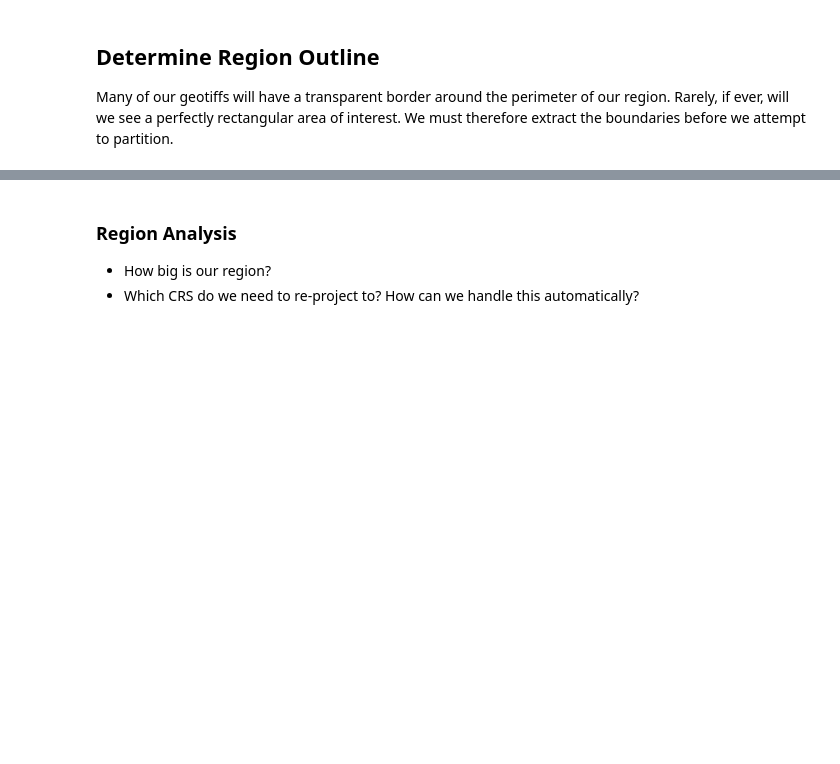
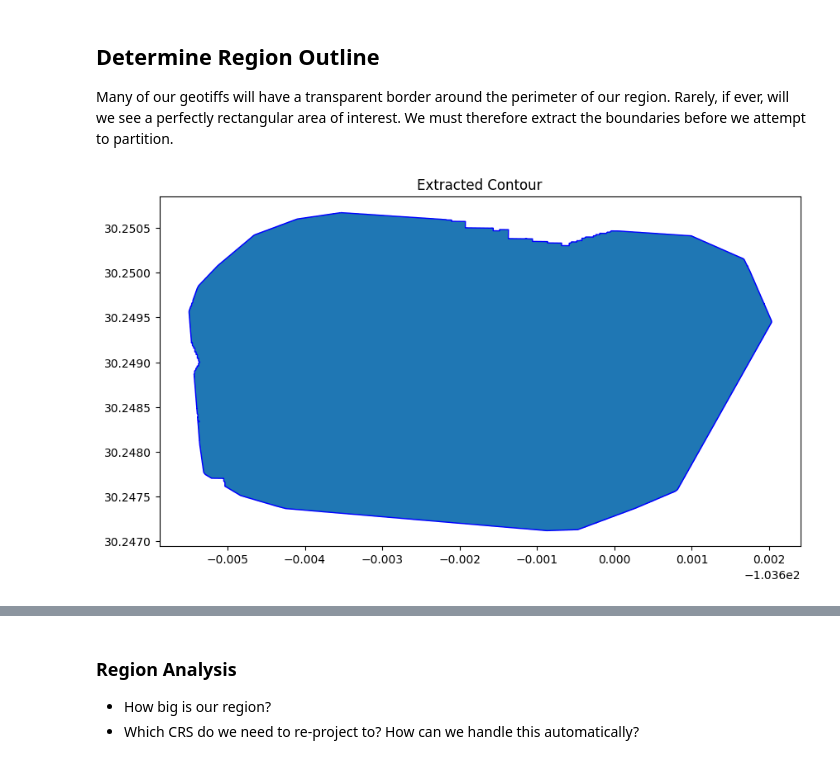
Before and after one commit to javelina-works/unsupervised-cv-search, a Jupyter notebook: content/notebooks/11_region_partition.ipynb, the cells around one changed output, grey strips where cells are left out. Cells and saved outputs as stored; diff of their text form; code cells hidden in the pictures; blank space fills up the shorter version.

```diff
--- a/content/notebooks/11_region_partition.ipynb
+++ b/content/notebooks/11_region_partition.ipynb
@@ -130,64 +130,6 @@ def region_mask(geotiff_path):
     # plt.show()
 
     return mask
-
-def extract_contour(geotiff_path):
-    """
-    Extract the contour (outline) of the valid data region from a GeoTIFF.
-
-    Parameters:
-        geotiff_path (str): Path to the GeoTIFF file.
-
-    Returns:
-        GeoDataFrame: Contour as a polygon.
-    """
-
-    mask = region_mask(geotiff_path)
-    # Dilate the mask slightly to ensure connected edges
-    dilated_mask = binary_dilation(mask)
-
-    with rasterio.open(geotiff_path) as src:
-        # Extract the coordinates of the boundary
-        contours = []
-        for i, row in enumerate(dilated_mask):
-            for j, val in enumerate(row):
-                if val and not mask[i, j]:  # Edge pixel
-                    # Convert row/col to spatial coordinates
-                    x, y = src.xy(i, j)
-                    contours.append((x, y))
-
-    # Create a polygon from the contour
-    contour_polygon = Polygon(contours)
-
-    # Convert to GeoDataFrame
-    return gpd.GeoDataFrame({"geometry": [contour_polygon]}, crs=src.crs)
-
-
-def extract_fast_contour(geotiff_path):
-    """
-    Quickly extract the outer boundary of a binary mask as a polygon.
-
-    Parameters:
-        geotiff_path (str): Path to the GeoTIFF file.
-
-    Returns:
-        GeoDataFrame: Outer boundary as a polygon.
-    """
-    mask = region_mask(geotiff_path)
-
-    with rasterio.open(geotiff_path) as src:
-        # Use skimage to find contours at the 0.5 level
-        contours = find_contours(mask, level=0.5)
-
-        # Assume the largest contour is the region of interest
-        largest_contour = max(contours, key=len)
-
-        # Convert contour pixel indices to spatial coordinates
-        contour_coords = [src.xy(int(y), int(x)) for y, x in largest_contour]
-        contour_polygon = Polygon(contour_coords)
-
-    # Convert to GeoDataFrame
-    return gpd.GeoDataFrame({"geometry": [contour_polygon]}, crs=src.crs)
 
 
 def fast_binary_edge(geotiff_path):
@@ -236,36 +178,36 @@ def extract_contour_opencv(geotiff_path):
     """
     with rasterio.open(geotiff_path) as src:
         # Read the first band
         data = src.read(1)
 
         # Create a binary mask for valid data
         mask = (data != 0).astype(np.uint8)  # Convert to uint8 for OpenCV
 
         # Find contours in the binary mask
         contours, _ = cv2.findContours(mask, cv2.RETR_EXTERNAL, cv2.CHAIN_APPROX_SIMPLE)
 
         # Extract the largest contour (assume it's the primary region)
         largest_contour = max(contours, key=cv2.contourArea)
 
         # Convert contour points to spatial coordinates
         contour_coords = [src.xy(int(pt[0][1]), int(pt[0][0])) for pt in largest_contour]
 
         # Create a polygon from the contour
         contour_polygon = Polygon(contour_coords)
 
     # Convert to GeoDataFrame
     return gpd.GeoDataFrame({"geometry": [contour_polygon]}, crs=src.crs)
 
 
 # contour_gdf = extract_contour(file_path)
 # contour_gdf = extract_fast_contour(file_path)
 # contour_gdf = fast_binary_edge(file_path)
 contour_gdf = extract_contour_opencv(file_path)
 
 
-# # Plot the contour
-# contour_gdf.plot(edgecolor="blue", figsize=(10, 10))
-# plt.title("Extracted Contour")
-# plt.show()
-
-# plot_custom_mask(file_path)
+# Plot the contour
+contour_gdf.plot(edgecolor="blue", figsize=(10, 10))
+plt.title("Extracted Contour")
+plt.show()
+# %% [output]
+[figure, added]
```
Also changed, not shown: parts of 6 cells of this notebook.
